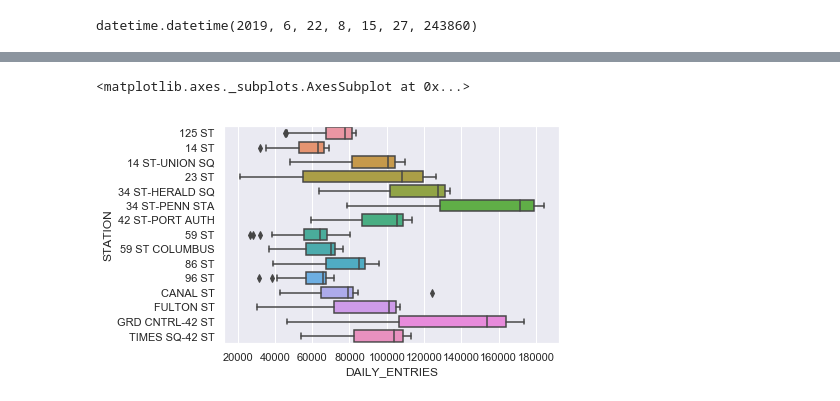
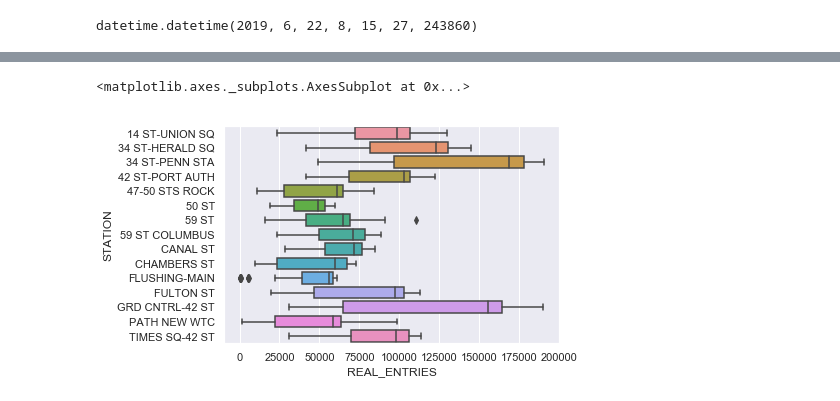
Before and after one commit to liviasalgueiro/Metis_Project-1, a Jupyter notebook: BlackBelt_Benson_Project.ipynb, the cells around one changed output, grey strips where cells are left out. Cells and saved outputs as stored; diff of their text form; code cells hidden in the pictures.

```diff
--- a/BlackBelt_Benson_Project.ipynb
+++ b/BlackBelt_Benson_Project.ipynb
@@ -325,8 +431,8 @@ def get_daily_counts(row, max_counter):
         return 0
     return counter
 
-# If counter is > 1Million, then the counter might have been reset.
+# If counter is > 10k, then the counter might have been reset.
+# 10k seems to be a reasonable number for maximum people entering in a period of hours.
 # Just set it to zero as different counters have different cycle limits
-# It'd probably be a good idea to use a number even significantly smaller than 1 million as the limit!
-turnstiles_daily["DAILY_ENTRIES"] = turnstiles_daily.apply(get_daily_counts, axis=1, max_counter=50000)
+df["REAL_ENTRIES"] = df.apply(get_daily_counts, axis=1, max_counter=10000)
 # %% [output]
@@ -402,8 +499,8 @@ sns.distplot(turnstiles_daily['DAILY_ENTRIES']
 # %%
-# first get daily entries by station
+# Let's first get the daily entries by station:
 stations_daily = \
-    (turnstiles_daily.groupby(['STATION','DATE'])['DAILY_ENTRIES'].sum()
+    (df.groupby(['STATION','DATE'])['REAL_ENTRIES'].sum()
                  .reset_index())
 
-stations_daily[stations_daily["STATION"] == "JOURNAL SQUARE"]
+stations_daily
 # %% [output]
@@ -427,9 +552,11 @@ stations_daily[stations_daily["STATION"] == "JOURNAL SQUARE"]
 # %%
+# then get top 15 stations by daily volume
 # (sum across all days is a reasonable way to define this)
-stations = \
-    (stations_daily.groupby(['STATION'])['DAILY_ENTRIES'].sum()
+top15_stations = \
+    (stations_daily.groupby(['STATION'])['REAL_ENTRIES'].sum()
                    .reset_index()
-                   .sort_values(by='DAILY_ENTRIES',ascending=False))
+                   .sort_values(by='REAL_ENTRIES',ascending=False)
+                   .STATION.head(15))
 
-stations
+top15_stations
 # %% [output]
@@ -454,10 +578,0 @@ stations
-# %%
-# then get top 15 stations by daily volume
-# (sum across all days is a reasonable way to define this)
-top15_stations = \
-    (stations_daily.groupby(['STATION'])['DAILY_ENTRIES'].sum()
-                   .reset_index()
-                   .sort_values(by='DAILY_ENTRIES',ascending=False)
-                   .STATION.head(15))
-
-top15_stations
@@ -485,7 +583,7 @@ stations_daily_top15 = \
     stations_daily[stations_daily['STATION'].isin(top15_stations)]
 # %%
 # use seaborn to create a boxplot by station
-sns.boxplot('DAILY_ENTRIES', 'STATION', data=stations_daily_top15)
+sns.boxplot('REAL_ENTRIES', 'STATION', data=stations_daily_top15)
 # %% [output]
 <matplotlib.axes._subplots.AxesSubplot at 0x...>
-[figure, old version]
+[figure, new version]
```
Also changed, not shown: parts of 57 cells of this notebook.
